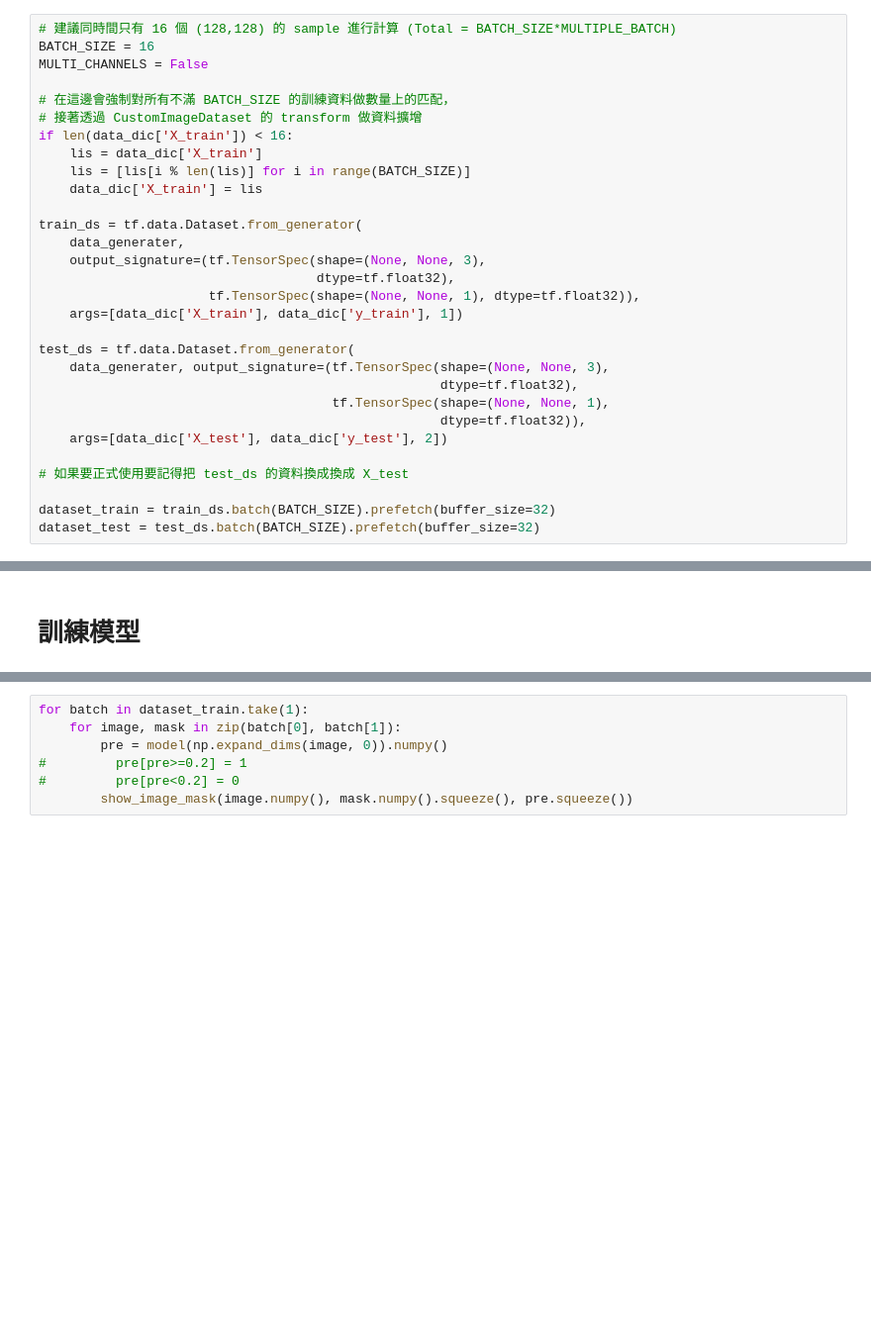
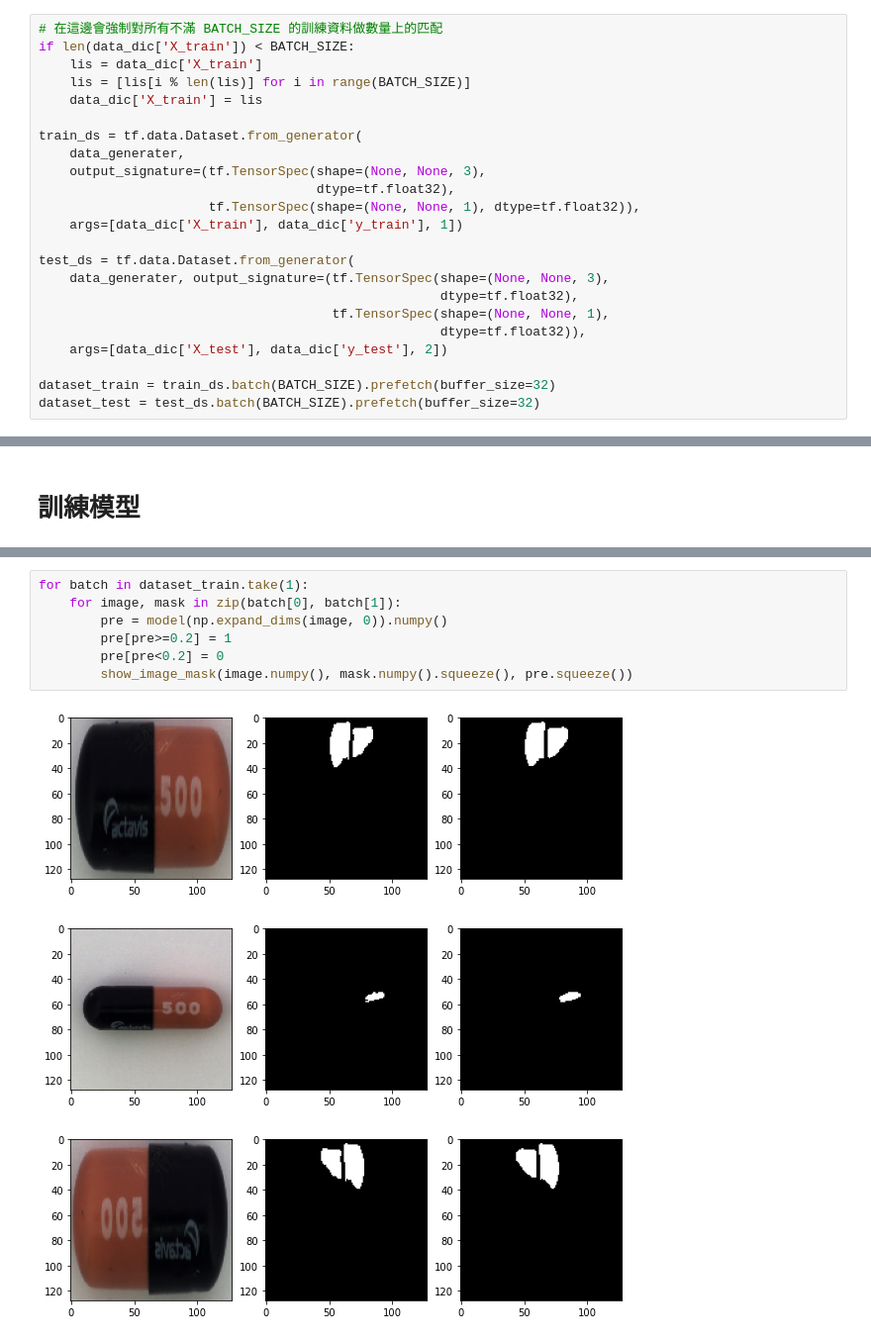
Before and after one commit to TA-aiacademy/course_3.0, a Jupyter notebook: 05_CVCNN/Part6_Segmentation_Detection/02_Train_UNet.ipynb, the cells around one changed output, grey strips where cells are left out. Shown at 99% size. Drawn from its saved outputs; the diff is of its cells as text; blank space fills up the shorter version.

```diff
--- a/05_CVCNN/Part6_Segmentation_Detection/02_Train_UNet.ipynb
+++ b/05_CVCNN/Part6_Segmentation_Detection/02_Train_UNet.ipynb
@@ -131,13 +139,8 @@ target_transform = A.Compose([
     A.Resize(WIDTH, HEIGHT),
 ])
 # %%
-# 建議同時間只有 16 個 (128,128) 的 sample 進行計算 (Total = BATCH_SIZE*MULTIPLE_BATCH)
-BATCH_SIZE = 16
-MULTI_CHANNELS = False
-
-# 在這邊會強制對所有不滿 BATCH_SIZE 的訓練資料做數量上的匹配，
-# 接著透過 CustomImageDataset 的 transform 做資料擴增
-if len(data_dic['X_train']) < 16:
+# 在這邊會強制對所有不滿 BATCH_SIZE 的訓練資料做數量上的匹配
+if len(data_dic['X_train']) < BATCH_SIZE:
     lis = data_dic['X_train']
     lis = [lis[i % len(lis)] for i in range(BATCH_SIZE)]
     data_dic['X_train'] = lis
@@ -156,8 +159,6 @@ test_ds = tf.data.Dataset.from_generator(
                                                     dtype=tf.float32)),
     args=[data_dic['X_test'], data_dic['y_test'], 2])
 
-# 如果要正式使用要記得把 test_ds 的資料換成換成 X_test
-
 dataset_train = train_ds.batch(BATCH_SIZE).prefetch(buffer_size=32)
 dataset_test = test_ds.batch(BATCH_SIZE).prefetch(buffer_size=32)
 # %%
@@ -196,7 +232,11 @@ model.fit(dataset_train, batch_size=16, epochs=500)
 # %%
 for batch in dataset_train.take(1):
     for image, mask in zip(batch[0], batch[1]):
         pre = model(np.expand_dims(image, 0)).numpy()
-#         pre[pre>=0.2] = 1
-#         pre[pre<0.2] = 0
+        pre[pre>=0.2] = 1
+        pre[pre<0.2] = 0
         show_image_mask(image.numpy(), mask.numpy().squeeze(), pre.squeeze())
+# %% [output]
+[figure, added]
+[figure, added]
+[figure, added]
```
Also changed, not shown: parts of 9 cells of this notebook, 2 other files.
